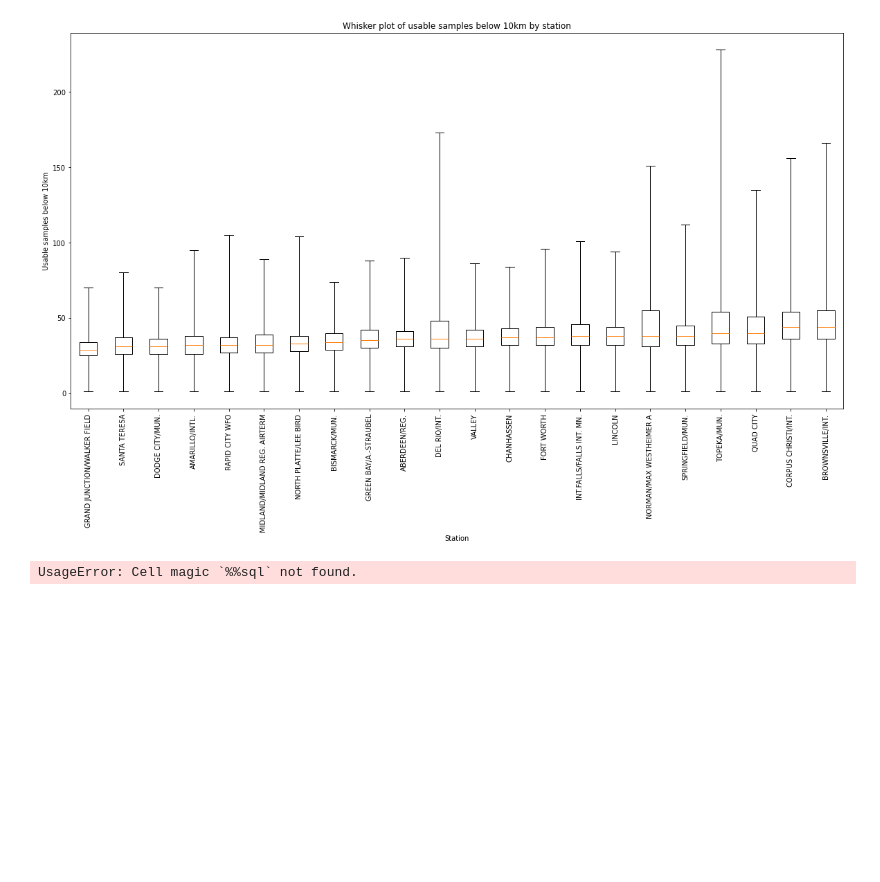
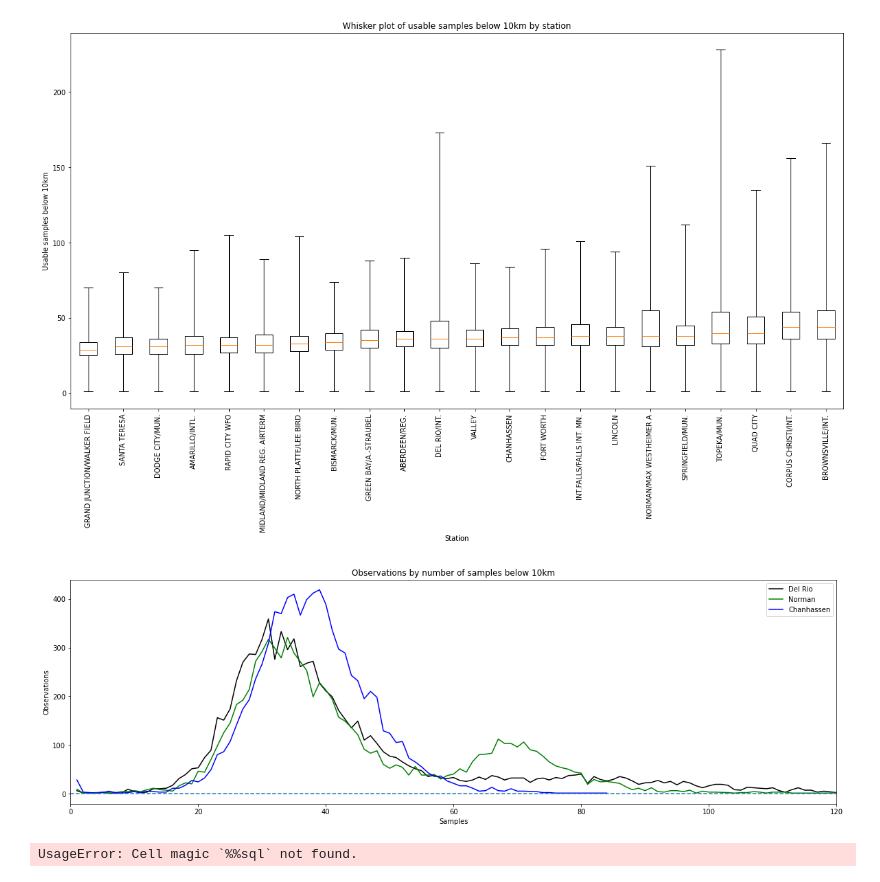
Before and after one commit to olievortex/olieigra, a Jupyter notebook: experiments/explore_data_qa.ipynb, the cells around one changed output. Drawn from its saved outputs; the diff is of its cells as text; code cells hidden in the pictures; blank space fills up the shorter version.

Commit message:
Added 10km histogram

```diff
--- a/experiments/explore_data_qa.ipynb
+++ b/experiments/explore_data_qa.ipynb
@@ -224,6 +224,39 @@ ax.set_title('Whisker plot of usable samples below 10km by station')
 ax.tick_params(axis='x', labelrotation=90)
 # %% [output]
 [figure]
+# %%
+def PlotHistogram(ax, station_name: str, color: str):
+    # Get the id for the given name
+    station_id = df_stations[df_stations.name == station_name].iloc[0].id
+
+    # Get the counts by usable_10k
+    query = df[(df.hour == 12) & (df.id == station_id)] \
+        .groupby('usable_10k') \
+        .agg(obs_count = ('usable_10k', 'count'))
+
+    # Plot the histogram
+    ax.plot(query.index, query.obs_count, c=color)
+
+# Create the plot
+fig, ax = plt.subplots(figsize=(20, 6))
+
+# Plot some data
+PlotHistogram(ax, "DEL RIO/INT.", 'k')
+PlotHistogram(ax, "NORMAN/MAX WESTHEIMER A", 'g')
+PlotHistogram(ax, "CHANHASSEN", 'b')
+
+# Configure the axes
+ax.set_ylabel('Observations')
+ax.set_xlabel('Samples')
+ax.set_title('Observations by number of samples below 10km')
+ax.legend(['Del Rio', 'Norman', 'Chanhassen'])
+ax.hlines(0, 0, 120, linestyles='dashed')
+ax.set_xlim(0, 120)
+
+# Display the graph
+plt.show()
+# %% [output]
+[figure, added]
 # %%
 %%sql
 select
```
